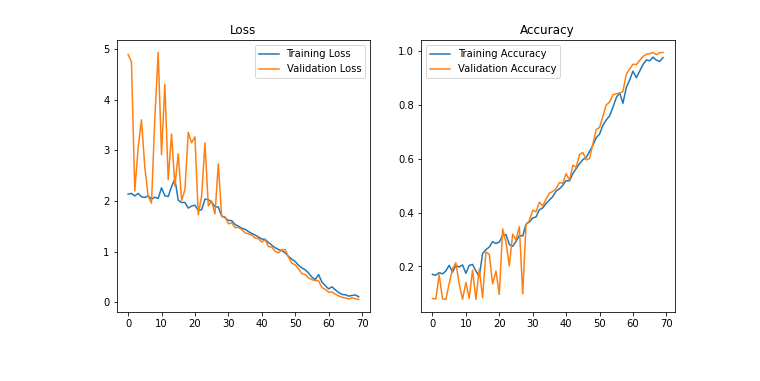
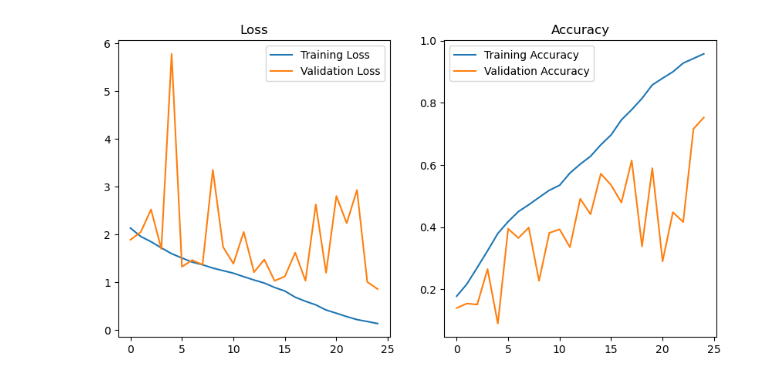
Before and after one commit to Devanshi1108/Facial-image-recognition, a Jupyter notebook: RESNET18_Tiny.ipynb, the cells around one changed output. Cells and saved outputs as stored; diff of their text form; code cells hidden in the pictures.

```diff
--- a/RESNET18_Tiny.ipynb
+++ b/RESNET18_Tiny.ipynb
@@ -197,0 +220,32 @@ train_accs=torch.tensor(train_accs)
+# %%
+num_epochs = 25
+patience = 7
+best_acc = 0
+best_model = None
+
+train_losses = []
+train_accs = []
+val_losses = []
+val_accs = []
+
+for epoch in range(num_epochs):
+
+    train_loss, train_acc = train_model(model, train_loader, criterion, optimizer, device)
+    val_loss, val_acc = val_model(model, val_loader, criterion, device)
+
+    print(f'Epoch {epoch+1}/{num_epochs} | Train Loss: {train_loss:.4f} | Train Acc: {train_acc:.4f} | Val Loss: {val_loss:.4f} | Val Acc: {val_acc:.4f}')
+
+    train_losses.append(train_loss)
+    train_accs.append(train_acc)
+    val_losses.append(val_loss)
+    val_accs.append(val_acc)
+
+    if val_acc > best_acc:
+        best_acc = val_acc
+        epochs_no_improve = 0
+        best_model = model
+    else:
+        epochs_no_improve += 1
+        if epochs_no_improve == patience:
+            print(f'Early stopping at epoch {epoch+1}')
+            break
@@ -198,22 +266,20 @@ train_accs=torch.tensor(train_accs)
 # %%
-train_accs = [acc.item() for acc in train_accs]
-val_accs = torch.tensor(val_accs)  # ensure val_accs is a PyTorch tensor
-test_accs = [acc.item() for acc in val_accs]
+train_accs=torch.tensor(train_accs)
+val_accs = torch.tensor(val_accs)
 
-# plot the results
 fig, axs = plt.subplots(1, 2, figsize=(10, 5))
 
 axs[0].plot(train_losses, label="Training Loss")
 axs[0].plot(val_losses, label="Validation Loss")
 axs[0].set_title("Loss")
 axs[0].legend()
 
-val_accs = val_accs.cpu().numpy()  # convert to numpy array
+val_accs = val_accs.cpu().numpy()
 axs[1].plot(train_accs, label="Training Accuracy")
 axs[1].plot(val_accs, label="Validation Accuracy")
 axs[1].set_title("Accuracy")
 axs[1].legend()
 
 plt.show()
 # %% [output]
-[figure, old version]
+[figure, new version]
```
Also changed, not shown: parts of 24 cells of this notebook, 2 other files.
